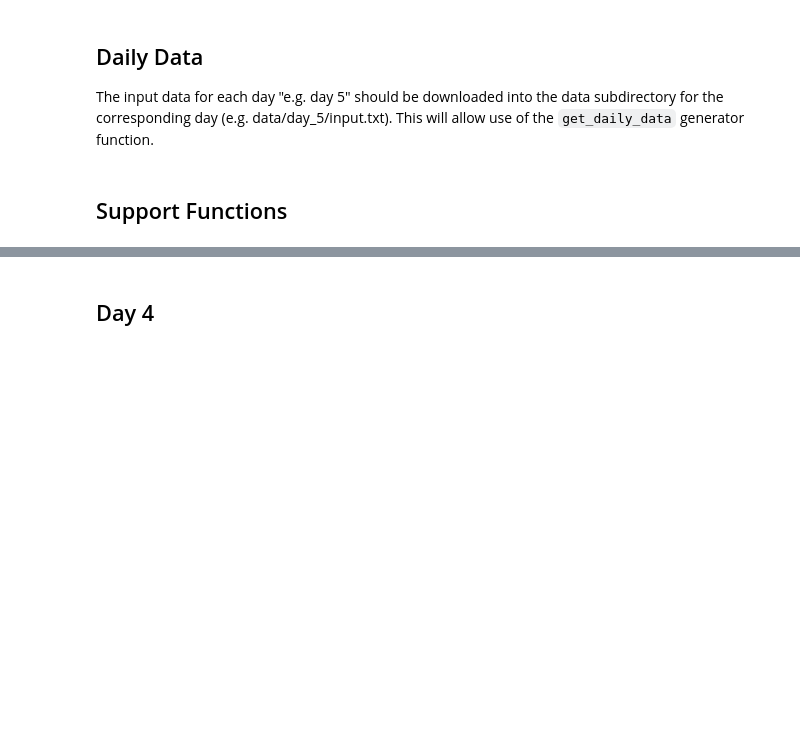
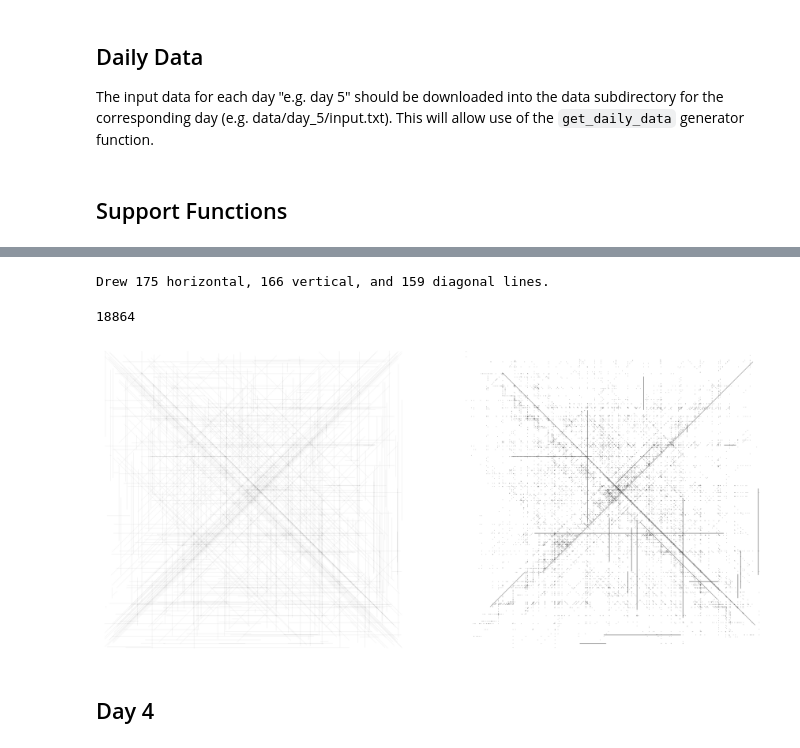
Before and after one commit to mikesivley/advent2021, a Jupyter notebook: advent2021.ipynb, the cells around one changed output, grey strips where cells are left out. Drawn from its saved outputs; the diff is of its cells as text; code cells hidden in the pictures; blank space fills up the shorter version.

```diff
--- a/advent2021.ipynb
+++ b/advent2021.ipynb
@@ -30,3 +157,13 @@ def get_daily_data(day, sep=None):
+# %%
+data = [parse_coordinates(line) for line in get_daily_data(5)]
+sv = SeaVents(data)
+sv.map_vents(diagonals=True)
+sv.plot_vents()
+sv.n_danger_zones()
+# %% [output]
+Drew 175 horizontal, 166 vertical, and 159 diagonal lines.
+18864
+[figure, added]
 # %% [markdown]
 ## Day 4
 # %%
```
Also changed, not shown: parts of 18 cells of this notebook.
